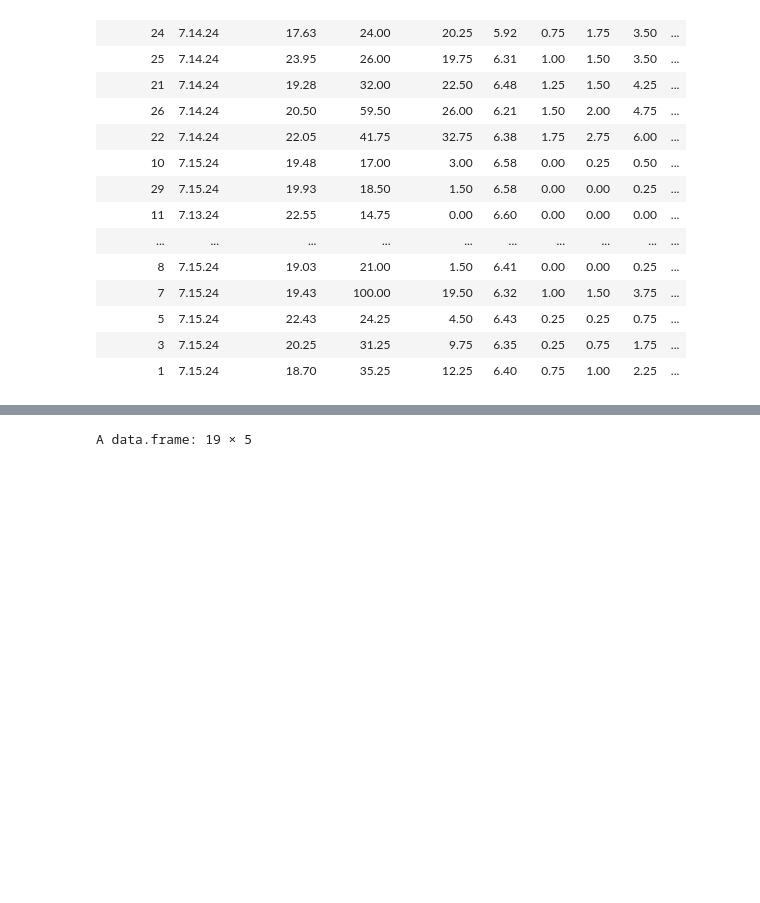
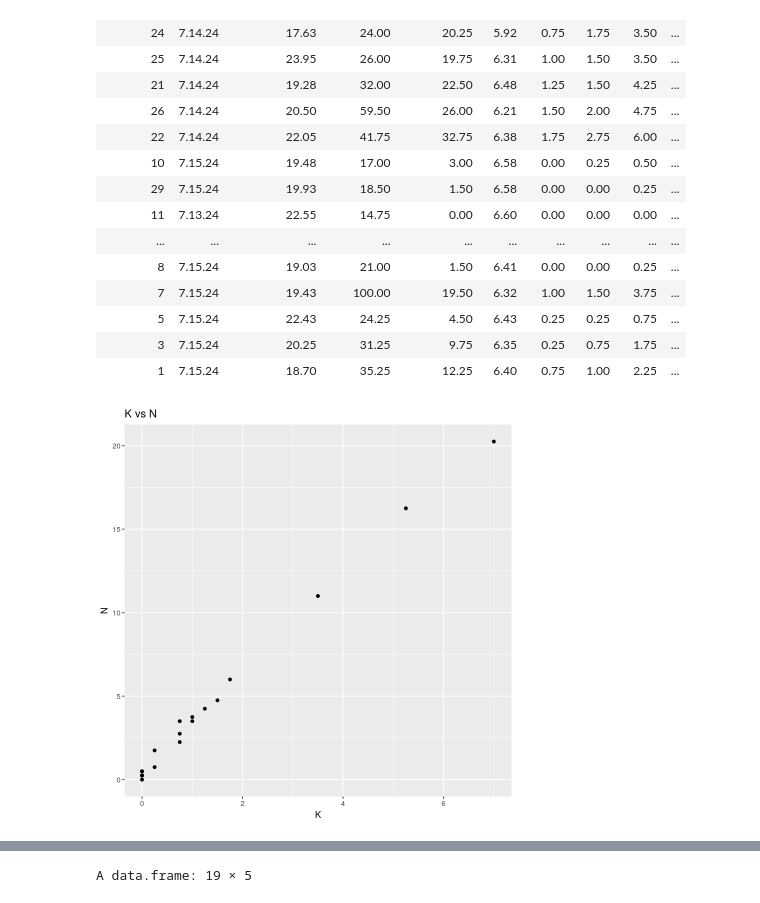
Before and after one commit to vassily60/IFS-soil-sampling, a Jupyter notebook: Untitled1.ipynb, the cells around one changed output, grey strips where cells are left out. Saved outputs shown, nothing was run; the diff lists cells and outputs as text; code cells hidden in the pictures; blank space fills up the shorter version.

```diff
--- a/Untitled1.ipynb
+++ b/Untitled1.ipynb
@@ -51,3 +51,8 @@ A data.frame: 19 × 10
 | 5 | 7.15.24 | 22.43 | 24.25 | 4.50 | 6.43 | 0.25 | 0.25 | 0.75 | ... |
 | 3 | 7.15.24 | 20.25 | 31.25 | 9.75 | 6.35 | 0.25 | 0.75 | 1.75 | ... |
 | 1 | 7.15.24 | 18.70 | 35.25 | 12.25 | 6.40 | 0.75 | 1.00 | 2.25 | ... |
+# %%
+ggplot()+geom_point(data=df_arranged, aes(x=N..mg., y=K..mg.))+
+labs(title = "K vs N", x = "K", y = "N")
+# %% [output]
+[figure, added]
```
Also changed, not shown: parts of 4 cells of this notebook, 1 other file.
